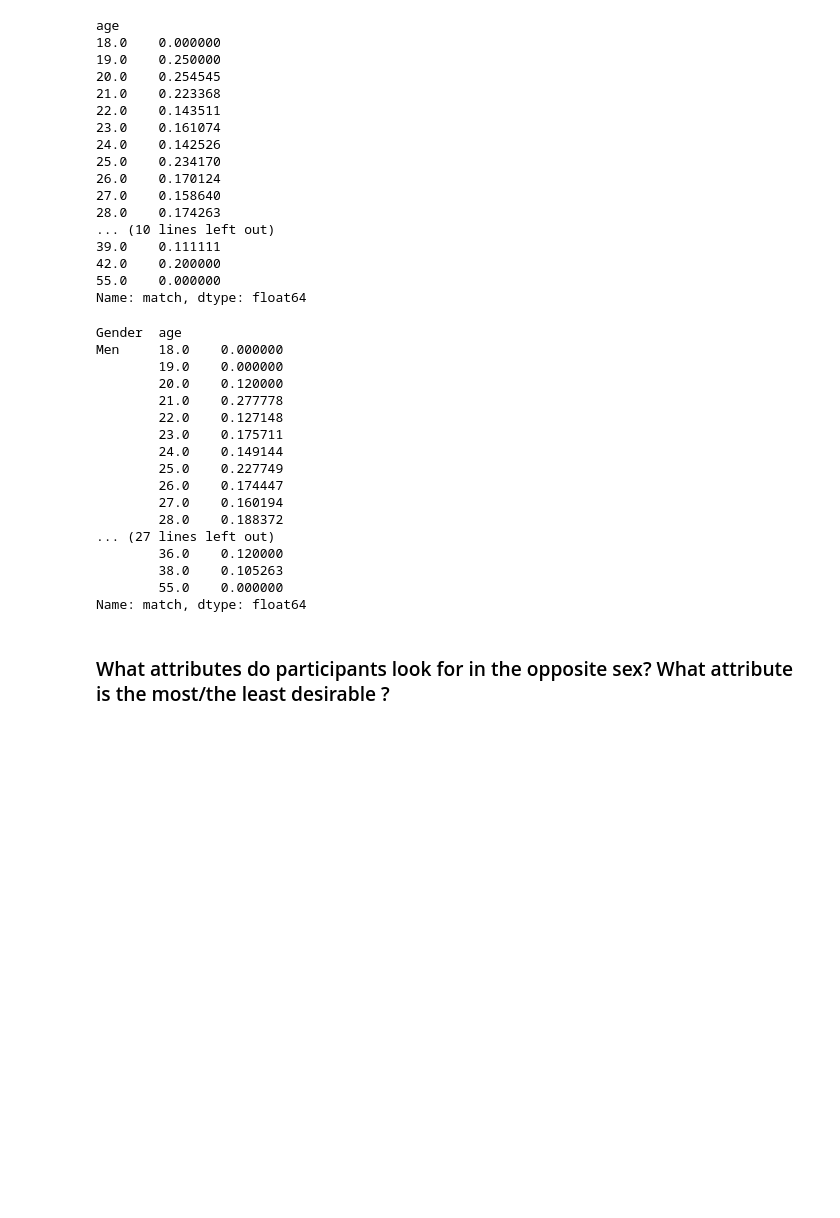
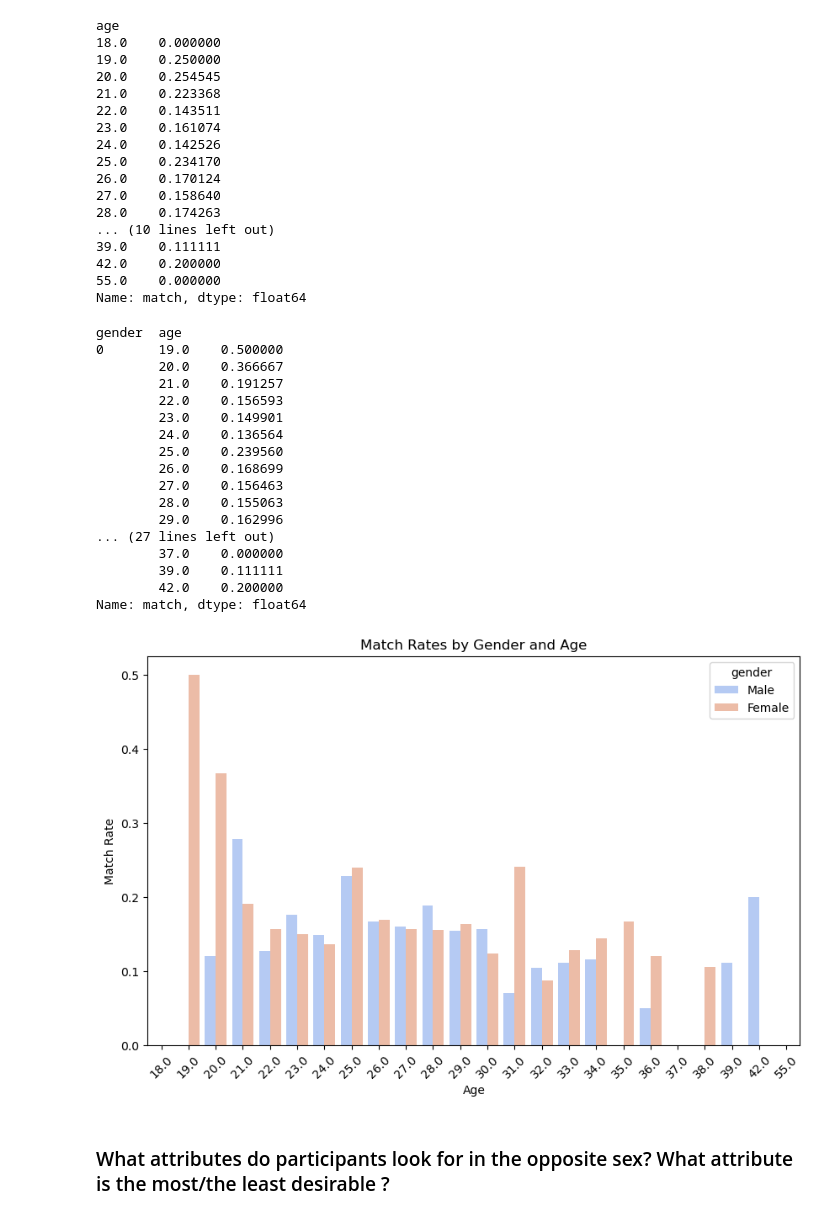
Before and after one commit to AgaHei/Speed_Dating_EDA, a Jupyter notebook: Project_Tinder_EDA.ipynb, the cells around one changed output. Cells and saved outputs as stored; diff of their text form; code cells hidden in the pictures; blank space fills up the shorter version.

```diff
--- a/Project_Tinder_EDA.ipynb
+++ b/Project_Tinder_EDA.ipynb
@@ -368,24 +432,24 @@ age
 55.0    0.000000
 Name: match, dtype: float64
 # %%
-df_1.groupby(["Gender", "age"])["match"].mean()
+df_1.groupby(["gender", "age"])["match"].mean()
 # %% [output]
-Gender  age
-Men     18.0    0.000000
-        19.0    0.000000
-        20.0    0.120000
-        21.0    0.277778
-        22.0    0.127148
-        23.0    0.175711
-        24.0    0.149144
-        25.0    0.227749
-        26.0    0.174447
-        27.0    0.160194
-        28.0    0.188372
+gender  age
+0       19.0    0.500000
+        20.0    0.366667
+        21.0    0.191257
+        22.0    0.156593
+        23.0    0.149901
+        24.0    0.136564
+        25.0    0.239560
+        26.0    0.168699
+        27.0    0.156463
+        28.0    0.155063
+        29.0    0.162996
 ... (27 lines left out)
-        36.0    0.120000
-        38.0    0.105263
-        55.0    0.000000
+        37.0    0.000000
+        39.0    0.111111
+        42.0    0.200000
 Name: match, dtype: float64
 # %%
 # Compute match rates by gender & age
@@ -400,6 +464,25 @@ fig = px.bar(match_rates, x="age", y="match", color="gender",
              labels={"match": "Match Rate", "age": "Age", "gender": "Gender"},
              text_auto=True)
 fig.show()
+# %%
+# Set figure size
+plt.figure(figsize=(10, 6))
+
+# Create grouped bar chart using Seaborn
+sns.barplot(data=match_rates, x="age", y="match", hue="gender", palette="coolwarm")
+
+# Add title & labels
+plt.title("Match Rates by Gender and Age")
+plt.xlabel("Age")
+plt.ylabel("Match Rate")
+
+# Improve x-axis readability
+plt.xticks(rotation=45)
+
+# Show the plot
+plt.show()
+# %% [output]
+[figure, added]
 # %% [markdown]
 ### What attributes do participants look for in the opposite sex? What attribute is the most/the least desirable ?
 # %%
```
Also changed, not shown: parts of 19 cells of this notebook.
